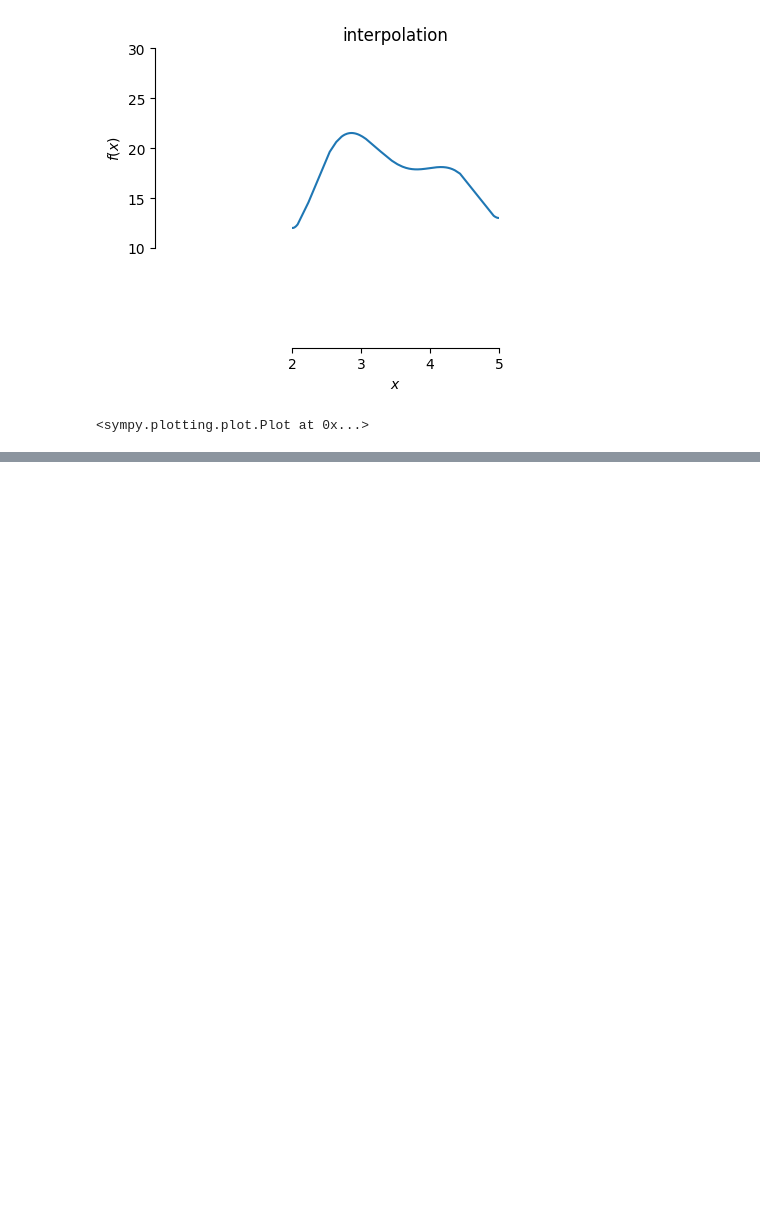
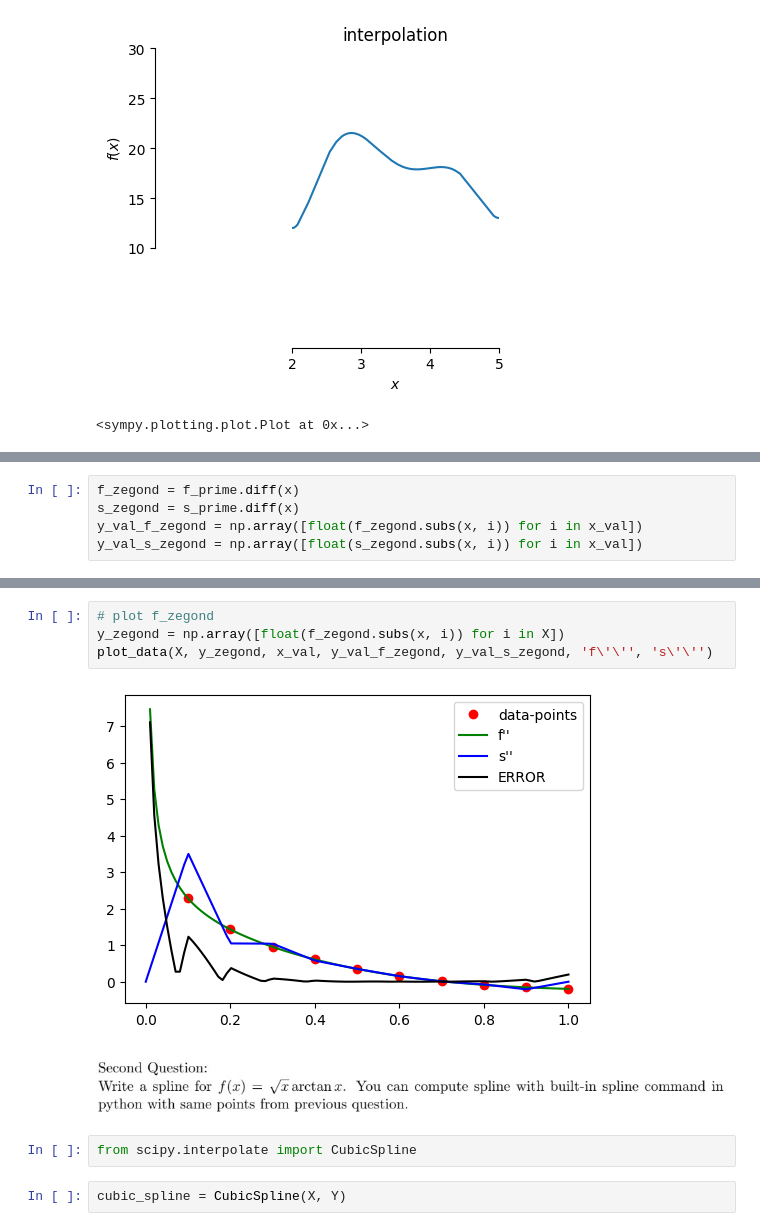
Before and after one commit to sinaapolo969/numericalAnalysis, a Jupyter notebook: numericalAnalysis.ipynb, the cells around one changed output, grey strips where cells are left out. Drawn from its saved outputs; the diff is of its cells as text; blank space fills up the shorter version.

```diff
--- a/numericalAnalysis.ipynb
+++ b/numericalAnalysis.ipynb
@@ -1103,0 +1188,5 @@ sp.plot(f_interpolate, ylim = [10, 30], xlim = [2, 5], title = 'interpolation')
+# %%
+f_zegond = f_prime.diff(x)
+s_zegond = s_prime.diff(x)
+y_val_f_zegond = np.array([float(f_zegond.subs(x, i)) for i in x_val])
+y_val_s_zegond = np.array([float(s_zegond.subs(x, i)) for i in x_val])
@@ -1103,0 +1214,12 @@ sp.plot(f_interpolate, ylim = [10, 30], xlim = [2, 5], title = 'interpolation')
+# %%
+# plot f_zegond
+y_zegond = np.array([float(f_zegond.subs(x, i)) for i in X])
+plot_data(X, y_zegond, x_val, y_val_f_zegond, y_val_s_zegond, 'f\'\'', 's\'\'')
+# %% [output]
+[figure, added]
+# %% [markdown]
+![2.jpg](embedded-picture-1)
+# %%
+from scipy.interpolate import CubicSpline
+# %%
+cubic_spline = CubicSpline(X, Y)
```
Also changed, not shown: parts of 30 cells of this notebook.
